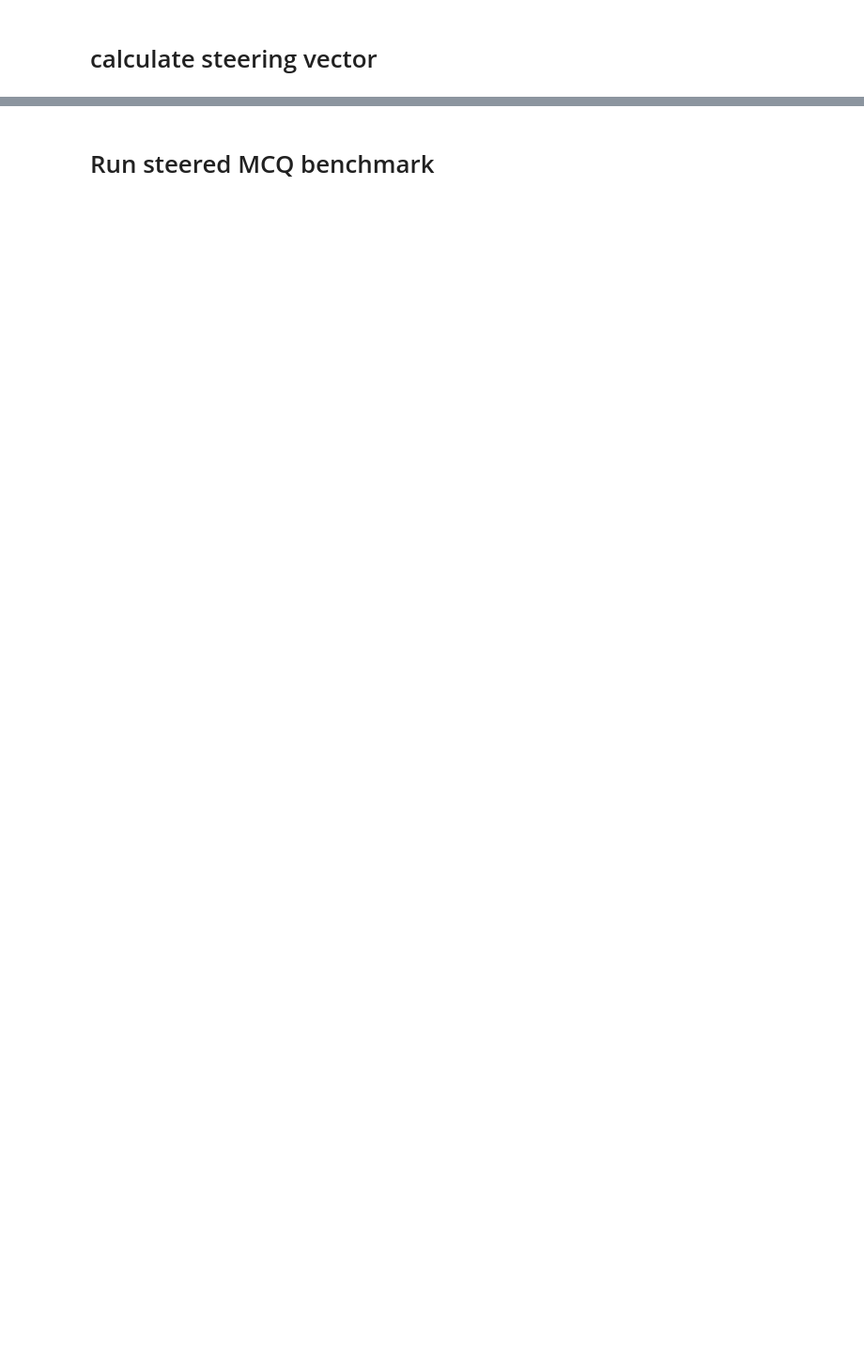
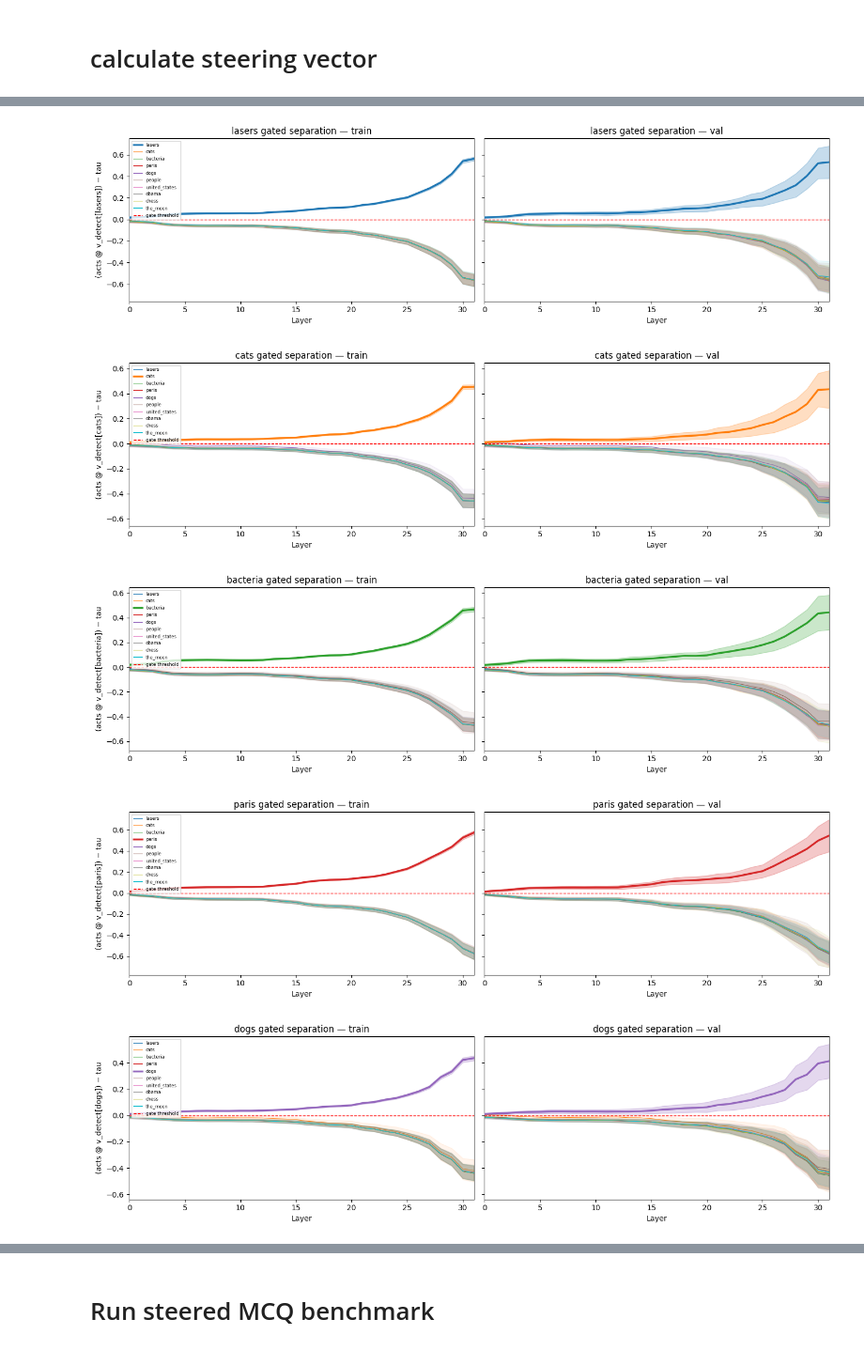
Before and after one commit to rgs2151/forget, a Jupyter notebook: notebooks/llama3_wild_improvements.ipynb, the cells around one changed output, grey strips where cells are left out. Shown at 94% size. Cells and saved outputs as stored; diff of their text form; code cells hidden in the pictures; blank space fills up the shorter version.

```diff
--- a/notebooks/llama3_wild_improvements.ipynb
+++ b/notebooks/llama3_wild_improvements.ipynb
@@ -267,0 +208,40 @@ for tgt in concepts:
+# %%
+def plot_gated_separation(target, know_acts_train, know_acts_val, v_detect, thresholds):
+    """Show (acts @ v_detect - tau) per layer: positive = gated ON, negative = gated OFF."""
+    gate = v_detect[target].float().squeeze()  # (num_layers, hidden_dim)
+    tau = thresholds[target]  # (num_layers,) or scalar per layer
+    if not isinstance(tau, t.Tensor):
+        tau = t.tensor(tau).float()
+    tau = tau.float().squeeze()
+    num_layers = gate.shape[0]
+
+    fig, axes = plt.subplots(1, 2, figsize=(14, 4), sharey=True)
+    for ax, acts, title in [(axes[0], know_acts_train, "train"), (axes[1], know_acts_val, "val")]:
+        for c in concepts:
+            # proj = (acts @ v_detect) - tau  →  shape (n, layers)
+            projs = (acts[c].float().squeeze(2) * gate.unsqueeze(0)).sum(-1) - tau.unsqueeze(0)
+            mean = projs.mean(0).numpy()
+            std = projs.std(0).numpy()
+            is_target = (c == target)
+            line, = ax.plot(range(num_layers), mean, label=c,
+                            linewidth=2.5 if is_target else 0.8,
+                            zorder=3 if is_target else 1)
+            ax.fill_between(range(num_layers), mean - std, mean + std,
+                            alpha=0.25 if is_target else 0.08, color=line.get_color())
+        ax.axhline(0, color="red", linewidth=1, ls="--", label="gate threshold")
+        ax.set_xlim(0, num_layers - 1)
+        ax.set_xlabel("Layer")
+        ax.set_title(f"{target} gated separation — {title}")
+    axes[0].set_ylabel(f"(acts @ v_detect[{target}]) − tau")
+    axes[0].legend(fontsize=6, loc="upper left")
+    plt.tight_layout()
+    plt.show()
+# %%
+for tgt in concepts:
+    plot_gated_separation(tgt, know_acts, know_acts_val, v_detect, thresholds)
+# %% [output]
+[figure, added]
+[figure, added]
+[figure, added]
+[figure, added]
+[figure, added]
```
Also changed, not shown: parts of 24 cells of this notebook, 9 other files.
